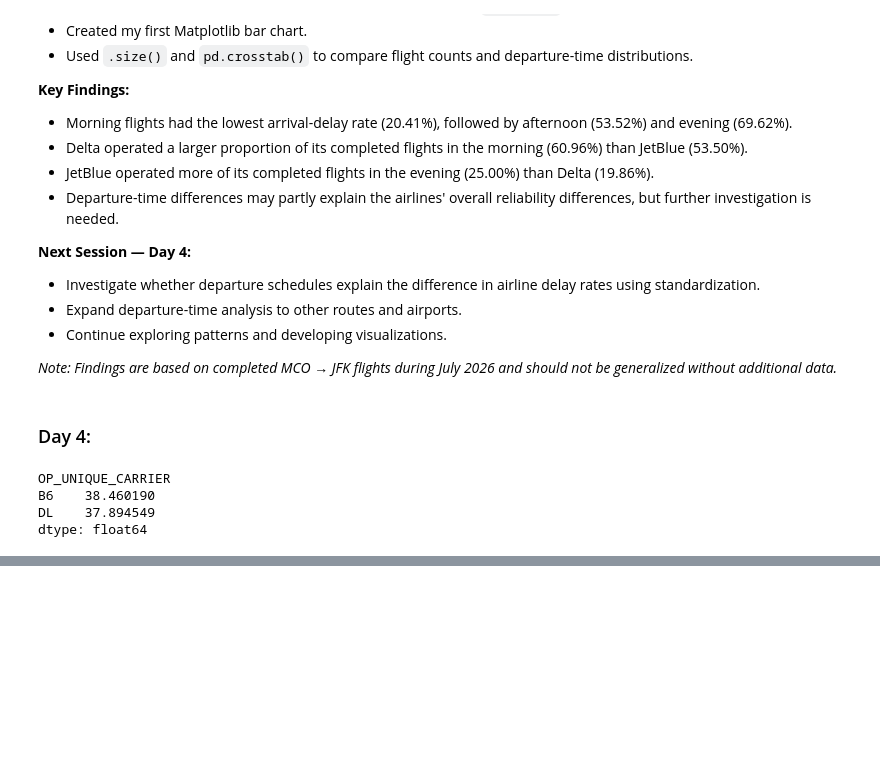
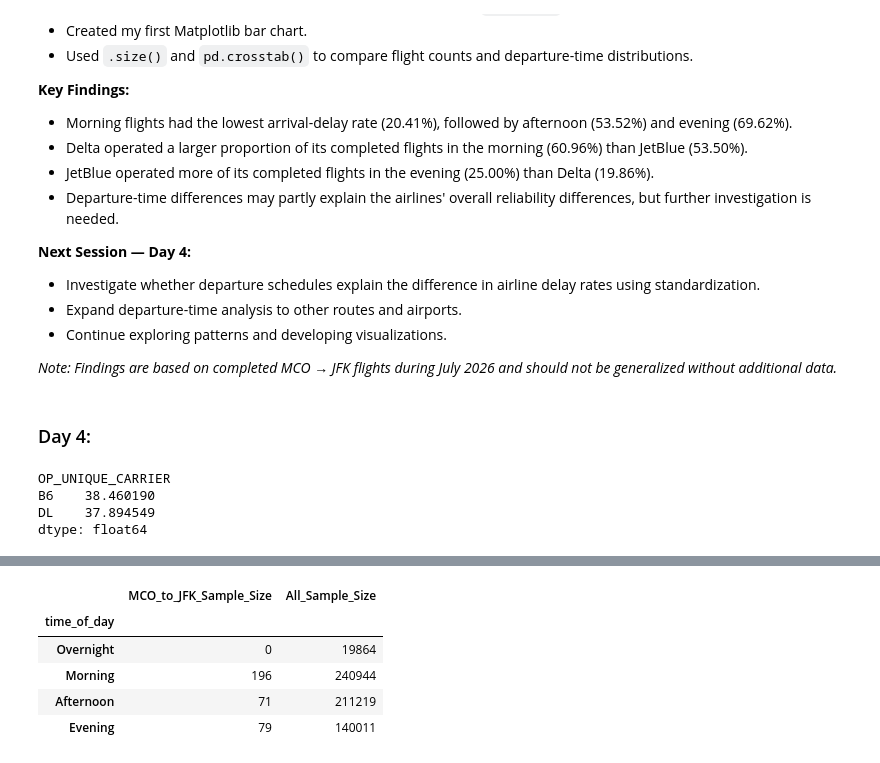
Before and after one commit to denibeni31/airline-value-analysis, a Jupyter notebook: pynotebooks/flight_analysis.ipynb, the cells around one changed output, grey strips where cells are left out. Cells and saved outputs as stored; diff of their text form; code cells hidden in the pictures; blank space fills up the shorter version.

```diff
--- a/pynotebooks/flight_analysis.ipynb
+++ b/pynotebooks/flight_analysis.ipynb
@@ -514,0 +492,14 @@ dtype: float64
+# %%
+time_sample_sizes = pd.DataFrame({
+    "MCO_to_JFK_Sample_Size": mco_jfk_completed["time_of_day"].value_counts(dropna= False),
+    "All_Sample_Size": completed["time_of_day"].value_counts(dropna= False)
+})
+
+time_sample_sizes
+# %% [output]
+|  | MCO_to_JFK_Sample_Size | All_Sample_Size |
+| time_of_day |  |  |
+| Overnight | 0 | 19864 |
+| Morning | 196 | 240944 |
+| Afternoon | 71 | 211219 |
+| Evening | 79 | 140011 |
```
Also changed, not shown: parts of 10 cells of this notebook.
